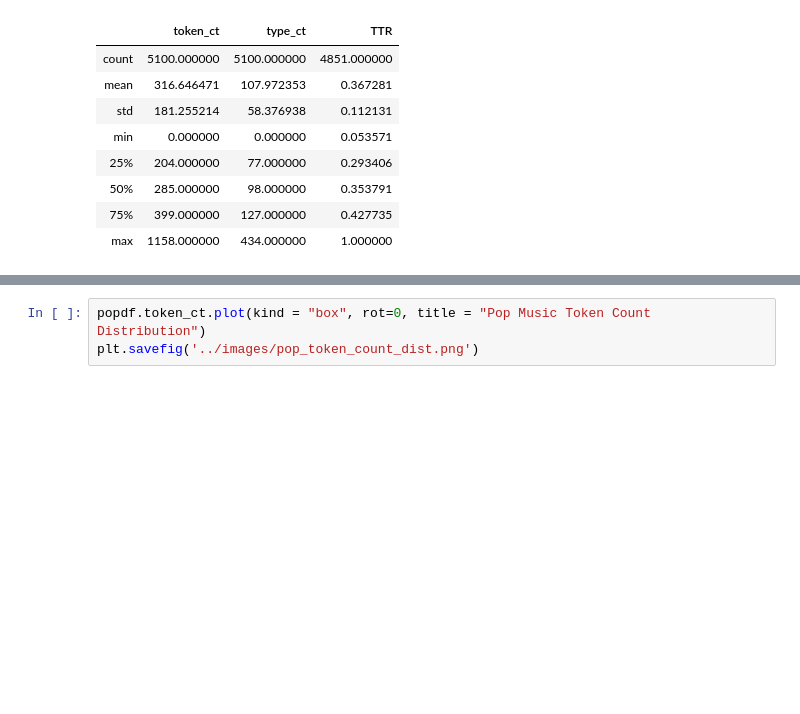
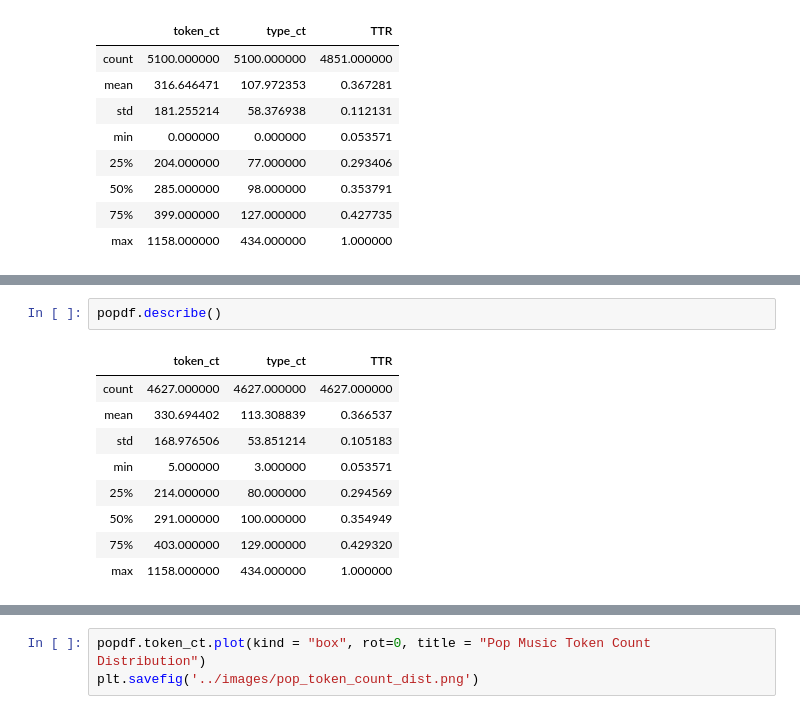
Before and after one commit to Data-Science-for-Linguists-2022/Outsider-Music-Linguistic-Analysis, a Jupyter notebook: scripts_&_analysis/3_data_cleaning_and_exploration.ipynb, the cells around one changed output, grey strips where cells are left out. Drawn from its saved outputs; the diff is of its cells as text; blank space fills up the shorter version.

```diff
--- a/scripts_&_analysis/3_data_cleaning_and_exploration.ipynb
+++ b/scripts_&_analysis/3_data_cleaning_and_exploration.ipynb
@@ -1097,0 +1103,12 @@ popdf.describe()
+# %%
+popdf.describe()
+# %% [output]
+|  | token_ct | type_ct | TTR |
+| count | 4627.000000 | 4627.000000 | 4627.000000 |
+| mean | 330.694402 | 113.308839 | 0.366537 |
+| std | 168.976506 | 53.851214 | 0.105183 |
+| min | 5.000000 | 3.000000 | 0.053571 |
+| 25% | 214.000000 | 80.000000 | 0.294569 |
+| 50% | 291.000000 | 100.000000 | 0.354949 |
+| 75% | 403.000000 | 129.000000 | 0.429320 |
+| max | 1158.000000 | 434.000000 | 1.000000 |
```
Also changed, not shown: parts of 32 cells of this notebook, 1 other file.
